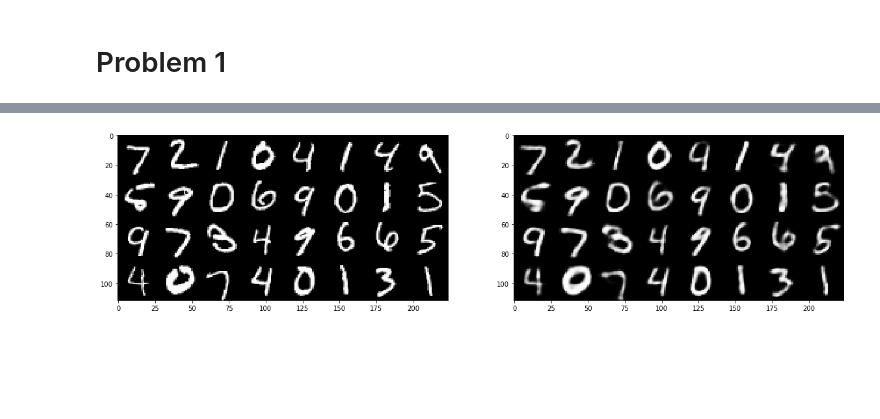
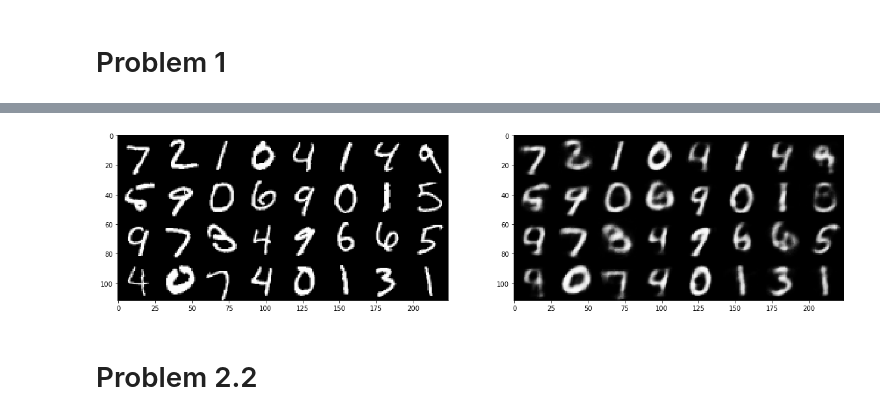
Before and after one commit to samalbertson3/ece-685, a Jupyter notebook: homework 4/homework 4.ipynb, the cells around one changed output, grey strips where cells are left out. Drawn from its saved outputs; the diff is of its cells as text; code cells hidden in the pictures; blank space fills up the shorter version.

Commit message:
got conditional VAE working on MNIST

```diff
--- a/homework 4/homework 4.ipynb
+++ b/homework 4/homework 4.ipynb
@@ -27,10 +27,10 @@ train_set,test_set,train_loader,test_loader = {},{},{},{}
 transform = transforms.Compose(
     [transforms.ToTensor()])
 
-train_set['mnist'] = torchvision.datasets.MNIST(root='../data', train=True, download=True, transform=transform)
-test_set['mnist'] = torchvision.datasets.MNIST(root='../data', train=False, download=True, transform=transform)
-train_loader['mnist'] = torch.utils.data.DataLoader(train_set['mnist'], batch_size=batch_size, shuffle=True, num_workers=0)
-test_loader['mnist'] = torch.utils.data.DataLoader(test_set['mnist'], batch_size=batch_size, shuffle=False, num_workers=0)
+train_set = torchvision.datasets.MNIST(root='../data', train=True, download=True, transform=transform)
+test_set = torchvision.datasets.MNIST(root='../data', train=False, download=True, transform=transform)
+train_loader = torch.utils.data.DataLoader(train_set, batch_size=batch_size, shuffle=True, num_workers=0)
+test_loader = torch.utils.data.DataLoader(test_set, batch_size=batch_size, shuffle=False, num_workers=0)
 
 device = 'cuda' if torch.cuda.is_available() else 'cpu'
 # %%
@@ -126,10 +72,15 @@ def train(model, device, train_loader, optimizer, epoch):
     model.train()
     for batch_idx, (data, target) in enumerate(train_loader):
         data = data.view(data.size(0),-1)
+        target_onehot = torch.zeros(data.shape[0], 10)
+        target_onehot[range(data.shape[0]), target] = 1
+        data_adj = torch.cat((data, target_onehot), dim=1)
+
         data = data.to(device)
+        data_adj = data_adj.to(device)
 
         optimizer.zero_grad()
-        output, mu, logvar = model(data)
+        output, mu, logvar = model(data_adj)
         loss = loss_function(output, data, mu, logvar)
         loss.backward()
         optimizer.step()
@@ -145,8 +96,14 @@ def test(model, device, test_loader, epoch):
     with torch.no_grad():
         for data, target in test_loader:
             data = data.view(data.size(0),-1)
+            target_onehot = torch.zeros(data.shape[0], 10)
+            target_onehot[range(data.shape[0]), target] = 1
+            data_adj = torch.cat((data, target_onehot), dim=1)
+
             data = data.to(device)
-            output, mu, logvar = model(data)
+            data_adj = data_adj.to(device)
+
+            output, mu, logvar = model(data_adj)
             loss = loss_function(output, data, mu, logvar)
             test_loss += loss.item() # sum up batch loss
     test_loss = (test_loss*batch_size)/len(test_loader.dataset)
@@ -166,8 +123,8 @@ def make_optimizer(optimizer_name, model, **kwargs):
 # set up model training
 
 seed = 1
-data_name = 'mnist'
 optimizer_name = 'Adam'
+
 
 num_epochs = 10
 lr = 0.001
@@ -182,12 +139,12 @@ torch.cuda.manual_seed(seed)
 
 # train model
 
-vae = VAE(n_in, n_hid, z_dim).to(device)
+vae = VAE(10, n_in, n_hid, z_dim).to(device)
 
 optimizer = make_optimizer(optimizer_name, vae, lr=lr)
 
 for epoch in range(1, num_epochs + 1):
-    train(vae, device, train_loader[data_name], optimizer, epoch)
+    train(vae, device, train_loader, optimizer, epoch)
 
-test(vae, device, test_loader[data_name], epoch)
+test(vae, device, test_loader, epoch)
 # %% [output]
@@ -212,23 +169,33 @@ Test(10): Loss: 13499.7114
 # %%
 # generate 10 images per class (dress, coat, sandal, sneaker)
 # generate manifold plot (tips in homework)
 
 def show(img1, img2):
     npimg1 = img1.cpu().numpy()
     npimg2 = img2.cpu().numpy()
 
     fig, axes = plt.subplots(1,2, figsize=(20,10))
     axes[0].imshow(np.transpose(npimg1, (1,2,0)), interpolation='nearest')
     axes[1].imshow(np.transpose(npimg2, (1,2,0)), interpolation='nearest')
     fig.show()
 
-data,_ = next(iter(test_loader[data_name]))
+data, target = next(iter(test_loader))
 data = data[:32]
+target = target[:32]
 data_size = data.size()
-data = data.view(data.size(0),-1).to(device)
-output, _, _ = vae(data)
+
+data = data.view(data.size(0),-1)
+target_onehot = torch.zeros(data.shape[0], 10)
+target_onehot[range(data.shape[0]), target] = 1
+data_adj = torch.cat((data, target_onehot), dim=1)
+
+data_adj = data_adj.to(device)
+
+output, _, _ = vae(data_adj)
 output = output.detach()
 
 show(make_grid(data.reshape(data_size), padding=0), make_grid(output.reshape(data_size), padding=0))
 # %% [output]
-[figure, old version]
+[figure, new version]
+# %% [markdown]
+# Problem 2.2
```
Also changed, not shown: parts of 4 cells of this notebook.
